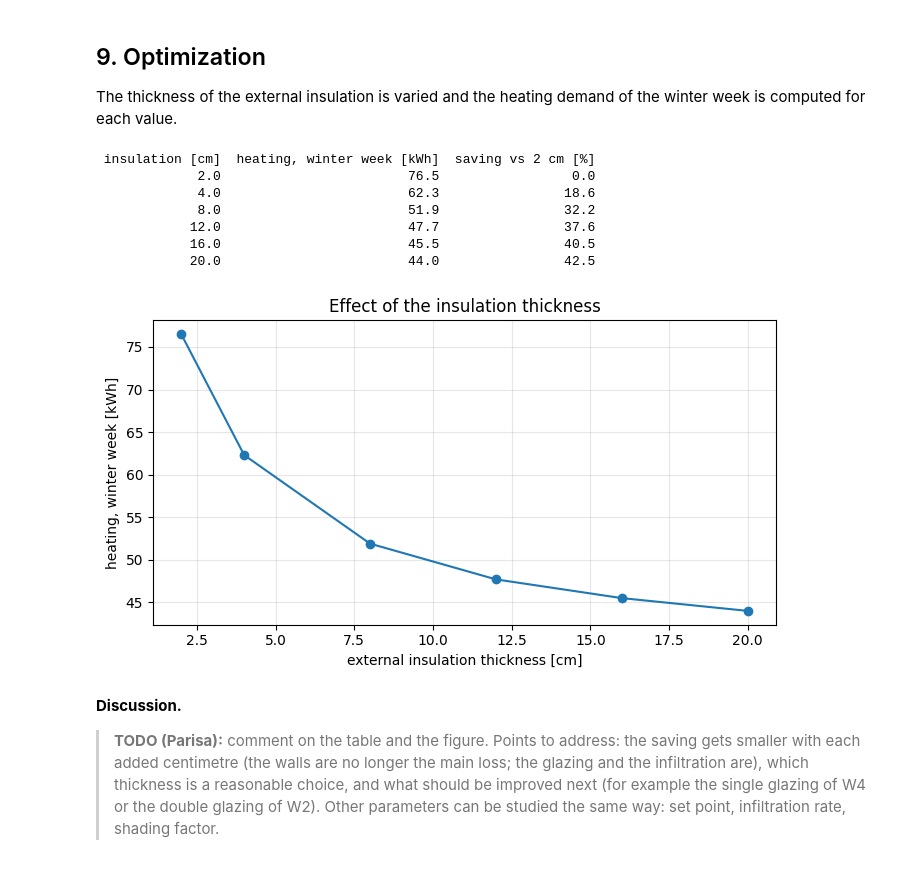
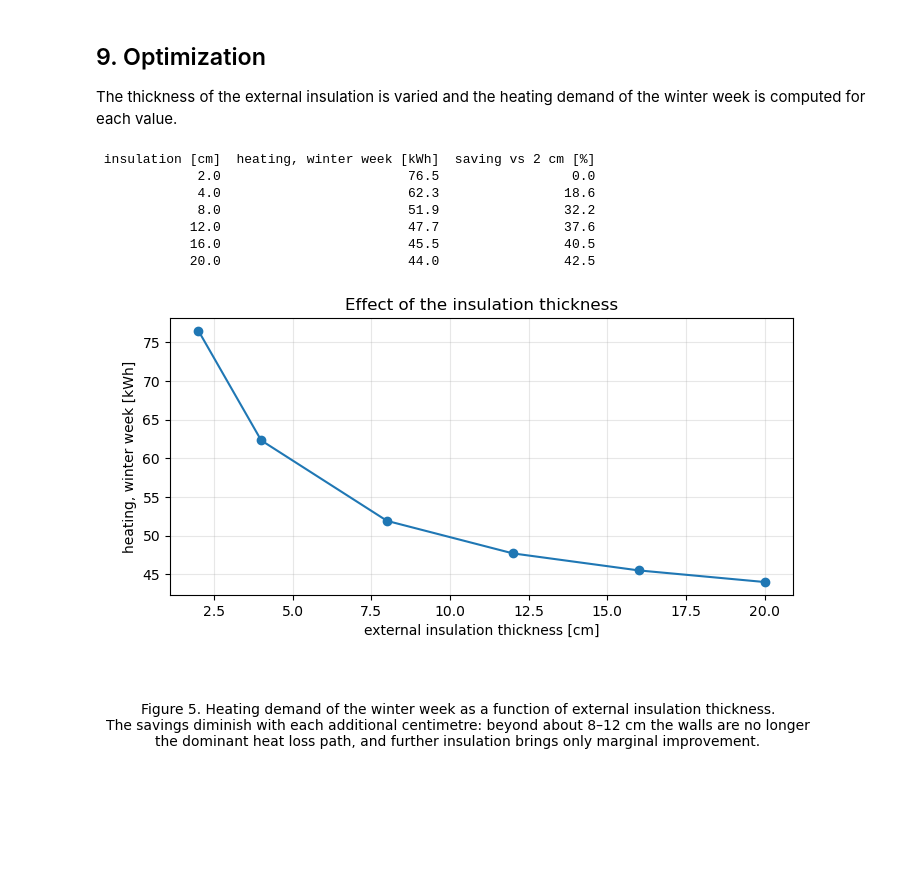
Before and after one commit to parand7/EVA_CE4IB-Project, a Jupyter notebook: EVA_report (2).ipynb, the cells around one changed output. Cells and saved outputs as stored; diff of their text form; code cells hidden in the pictures; blank space fills up the shorter version.

```diff
--- a/EVA_report (2).ipynb
+++ b/EVA_report (2).ipynb
@@ -667,38 +713,48 @@ The thickness of the external insulation is varied and the heating demand of the
 # %%
 # 5.1 insulation thickness study (winter week, P-controller)
 def TC_with_insulation(w_ins):
     """Copy of the thermal circuit with another external insulation thickness (m)."""
     TCn = {k: v.copy() for k, v in TC.items()}
     TCn['G']['q1'] = series(G_cd(insulation['lam'], w_ins, S_ext_b),
                             G_cd(concrete['lam'], w_conc_ext / 2, S_ext_b))
     TCn['G']['q10'] = series(G_cd(concrete['lam'], w_conc_ext / 2, S_ext_t),
                              G_cd(insulation['lam'], w_ins, S_ext_t))
     return TCn
 
 thicknesses = [0.02, 0.04, 0.08, 0.12, 0.16, 0.20]          # m
 heating = [simulate(TC_with_insulation(w), '2000-01-25 00:00', '2000-02-01 00:00',
                     '2000-02-08 00:00')['heat_P'] for w in thicknesses]
 
 opt = pd.DataFrame({'insulation [cm]': [100 * w for w in thicknesses],
                     'heating, winter week [kWh]': np.round(heating, 1)})
 opt['saving vs 2 cm [%]'] = np.round(100 * (1 - opt.iloc[:, 1] / opt.iloc[0, 1]), 1)
 print(opt.to_string(index=False))
 
 fig, ax = plt.subplots(figsize=(7, 4))
 ax.plot(opt.iloc[:, 0], opt.iloc[:, 1], 'o-')
-ax.set_xlabel('external insulation thickness [cm]'); ax.set_ylabel('heating, winter week [kWh]')
-ax.set_title('Effect of the insulation thickness'); ax.grid(alpha=0.3)
-plt.tight_layout(); plt.show()
+ax.set_xlabel('external insulation thickness [cm]')
+ax.set_ylabel('heating, winter week [kWh]')
+ax.set_title('Effect of the insulation thickness')
+ax.grid(alpha=0.3)
+
+# Center the figure
+fig.tight_layout()
+fig.subplots_adjust(bottom=0.22)
+
+# Centered caption
+fig.text(0.5, -0.05,
+         "Figure 5. Heating demand of the winter week as a function of external insulation thickness.\n"
+         "The savings diminish with each additional centimetre: beyond about 8–12 cm the walls are no longer\n"
+         "the dominant heat loss path, and further insulation brings only marginal improvement.",
+         ha='center', va='top', fontsize=10)
+
+plt.show()
 # %% [output]
  insulation [cm]  heating, winter week [kWh]  saving vs 2 cm [%]
              2.0                        76.5                 0.0
              4.0                        62.3                18.6
              8.0                        51.9                32.2
             12.0                        47.7                37.6
             16.0                        45.5                40.5
             20.0                        44.0                42.5
-[figure, old version]
+[figure, new version]
-# %% [markdown]
-**Discussion.**
-
-> **TODO (Parisa):** comment on the table and the figure. Points to address: the saving gets smaller with each added centimetre (the walls are no longer the main loss; the glazing and the infiltration are), which thickness is a reasonable choice, and what should be improved next (for example the single glazing of W4 or the double glazing of W2). Other parameters can be studied the same way: set point, infiltration rate, shading factor.
```
Also changed, not shown: parts of 8 cells of this notebook.
